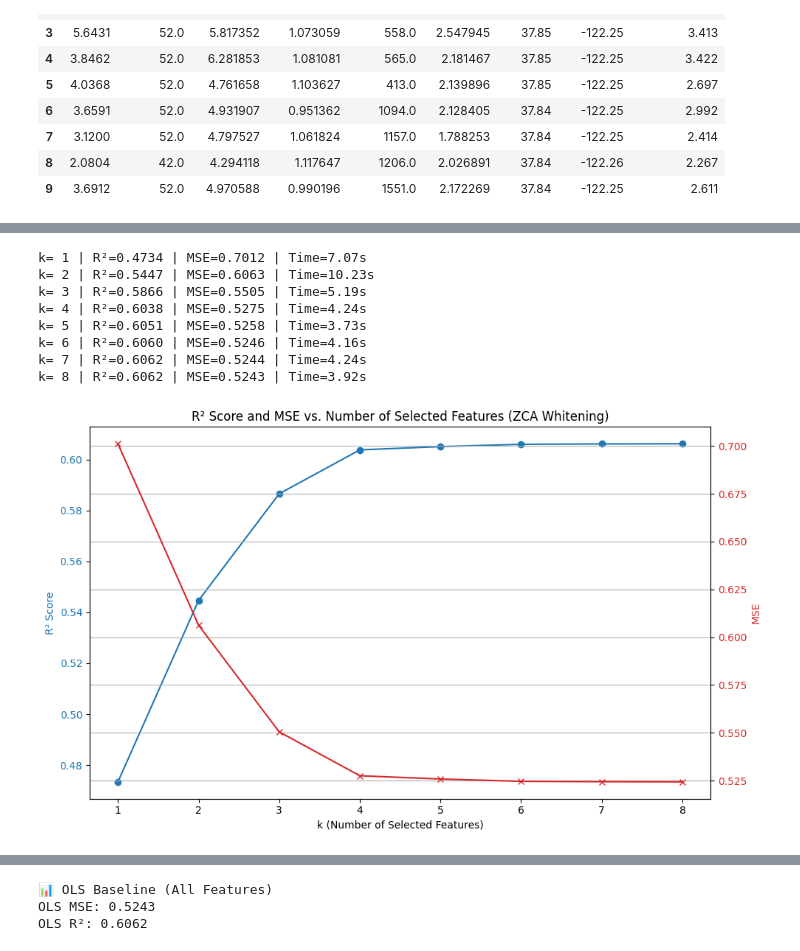
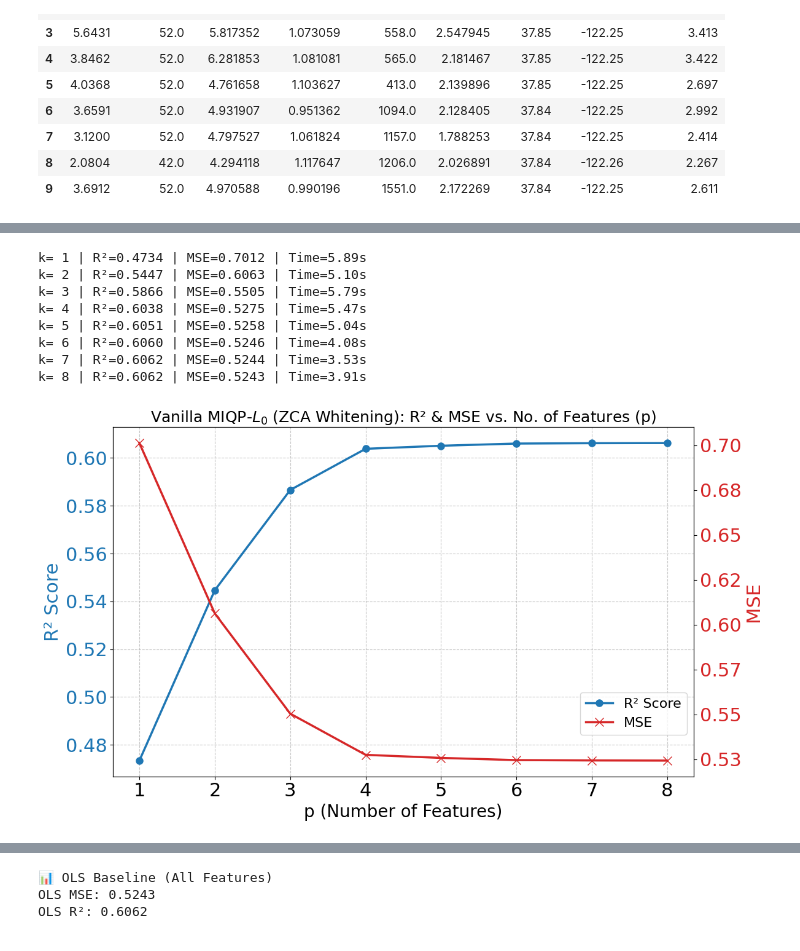
Before and after one commit to muhammadajlal/Modelling-Seminar-Data-Science, a Jupyter notebook: MIQP-Model.ipynb, the cells around one changed output, grey strips where cells are left out. Drawn from its saved outputs; the diff is of its cells as text; code cells hidden in the pictures.

```diff
--- a/MIQP-Model.ipynb
+++ b/MIQP-Model.ipynb
@@ -568,52 +649,92 @@ for k in k_values:
 
     # Optimize
     model.optimize()
     end_time = time.time()
 
     # Prediction
     beta_full = np.array([beta[j].X if z[j].X > 0.5 else 0 for j in range(p)])
     y_pred_scaled = X_mat @ beta_full
     y_pred = scaler_y.inverse_transform(y_pred_scaled.reshape(-1, 1)).flatten()
 
     # Evaluation
     r2 = r2_score(y_true, y_pred)
     mse = mean_squared_error(y_true, y_pred)
     r2_scores.append(r2)
     mse_scores.append(mse)
 
     print(f"k={k:2d} | R²={r2:.4f} | MSE={mse:.4f} | Time={end_time - start_time:.2f}s")
 
 # -------------------------------
 # Step 4: Dual-Axis Plot
 # -------------------------------
-fig, ax1 = plt.subplots(figsize=(10, 6))
+from matplotlib.ticker import FormatStrFormatter
+import matplotlib.pyplot as plt
 
+fig, ax1 = plt.subplots(figsize=(12, 7))
+
+# Set font sizes
+label_fontsize = 22
+tick_fontsize = 22
+title_fontsize = 18
+axis_Label_fontsize = 20
+
+# Left axis: R²
 color = 'tab:blue'
-ax1.set_xlabel('k (Number of Selected Features)')
-ax1.set_ylabel('R² Score', color=color)
-ax1.plot(k_values, r2_scores, color=color, marker='o', label='R² Score')
-ax1.tick_params(axis='y', labelcolor=color)
+ax1.set_xlabel('p (Number of Features)', fontsize=axis_Label_fontsize)
+ax1.set_ylabel('R² Score', color=color, fontsize=label_fontsize)
+r2_line, = ax1.plot(
+    k_values, r2_scores,
+    color=color, marker='o', markersize=8, linewidth=2.5,
+    label='R² Score'
+)
+ax1.tick_params(axis='y', labelcolor=color, labelsize=tick_fontsize)
+ax1.tick_params(axis='x', labelsize=tick_fontsize)
 
+# Right axis: MSE
 ax2 = ax1.twinx()
 color = 'tab:red'
-ax2.set_ylabel('MSE', color=color)
-ax2.plot(k_values, mse_scores, color=color, marker='x', label='MSE')
-ax2.tick_params(axis='y', labelcolor=color)
+ax2.set_ylabel('MSE', color=color, fontsize=label_fontsize)
+mse_line, = ax2.plot(
+    k_values, mse_scores,
+    color=color, marker='x', markersize=10, linewidth=2.5,
+    label='MSE'
+)
+ax2.tick_params(axis='y', labelcolor=color, labelsize=tick_fontsize)
 
-plt.title('R² Score and MSE vs. Number of Selected Features (ZCA Whitening)')
+# Format MSE y-axis ticks to 2 decimal places
+ax2.yaxis.set_major_formatter(FormatStrFormatter('%.2f'))
+
+plt.title(
+    'Vanilla MIQP-$L_{0}$ (ZCA Whitening): R² & MSE vs. No. of Features (p)',
+    fontsize=title_fontsize
+)
+
+# ✅ Combine handles and add legend in lower right
+lines = [r2_line, mse_line]
+labels = [line.get_label() for line in lines]
+
+ax1.legend(
+    lines, labels,
+    loc='lower right',
+    bbox_to_anchor=(1, 0.10),
+    fontsize=16,
+    frameon=True
+)
+
 fig.tight_layout()
-plt.grid(True)
+ax1.grid(True, which='both', linestyle='--', alpha=0.7)
+
 plt.show()
 # %% [output]
-k= 1 | R²=0.4734 | MSE=0.7012 | Time=7.07s
-k= 2 | R²=0.5447 | MSE=0.6063 | Time=10.23s
-k= 3 | R²=0.5866 | MSE=0.5505 | Time=5.19s
-k= 4 | R²=0.6038 | MSE=0.5275 | Time=4.24s
-k= 5 | R²=0.6051 | MSE=0.5258 | Time=3.73s
-k= 6 | R²=0.6060 | MSE=0.5246 | Time=4.16s
-k= 7 | R²=0.6062 | MSE=0.5244 | Time=4.24s
-k= 8 | R²=0.6062 | MSE=0.5243 | Time=3.92s
+k= 1 | R²=0.4734 | MSE=0.7012 | Time=5.89s
+k= 2 | R²=0.5447 | MSE=0.6063 | Time=5.10s
+k= 3 | R²=0.5866 | MSE=0.5505 | Time=5.79s
+k= 4 | R²=0.6038 | MSE=0.5275 | Time=5.47s
+k= 5 | R²=0.6051 | MSE=0.5258 | Time=5.04s
+k= 6 | R²=0.6060 | MSE=0.5246 | Time=4.08s
+k= 7 | R²=0.6062 | MSE=0.5244 | Time=3.53s
+k= 8 | R²=0.6062 | MSE=0.5243 | Time=3.91s
-[figure, old version]
+[figure, new version]
 # %%
 # Extending our looped over MIQP with ZCA whitening to implement a bisection method with feelers to find the best k value
 import numpy as np
```
Also changed, not shown: parts of 12 cells of this notebook.
